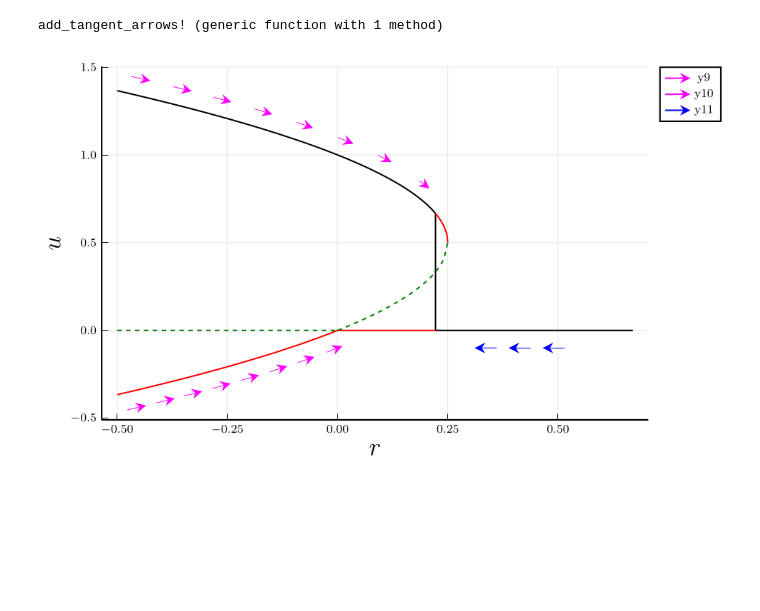
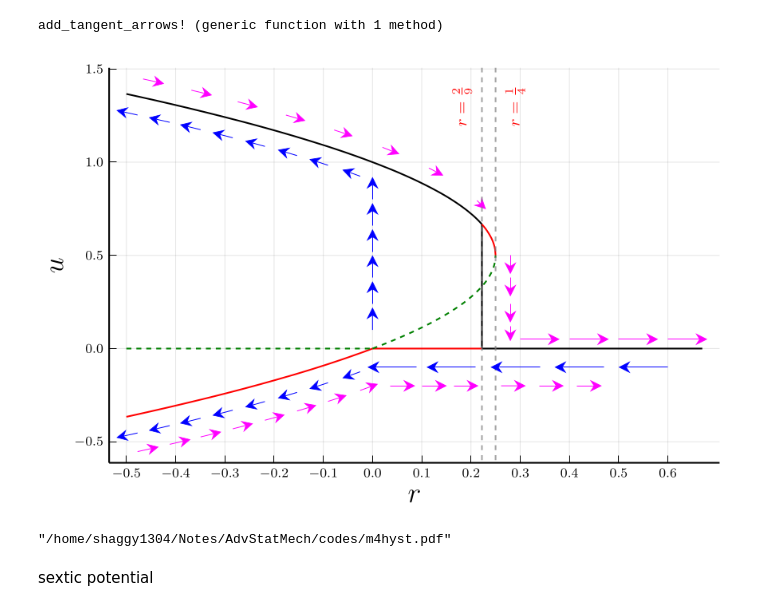
Before and after one commit to LoneWolf1304/Notes, a Jupyter notebook: AdvStatMech/codes/orderparam.ipynb, the cells around one changed output. Saved outputs shown, nothing was run; the diff lists cells and outputs as text; code cells hidden in the pictures; blank space fills up the shorter version.

```diff
--- a/AdvStatMech/codes/orderparam.ipynb
+++ b/AdvStatMech/codes/orderparam.ipynb
@@ -36,38 +36,101 @@ function add_tangent_arrows!(rvals, uvals; dir=:right, n_arrows=8, col=:magenta)
             quiver=(s*scale*dr, s*scale*du),
             arrow=(:closed,7),
             color=col,
-            lw=1.5)
+            lw=1.5, label="")
 end
 # %% [output]
 add_tangent_arrows! (generic function with 1 method)
 # %%
 r1 = LinRange(-0.5,2/9,200)
 r2 = LinRange(-0.5,0.0,200)
+r9 = LinRange(-0.5,0.25,200)
 r3 = LinRange(2/9,0.67,30)
 r4 = LinRange(2/9,0.25,30)
-r5 = LinRange(0,2/9,30)
-r6 = LinRange(0,0.25,30)
+r5 = LinRange(0,2/9,200)
+r6 = LinRange(0,0.25,200)
+r7 =  LinRange(0.03,2/9 -0.05,200)
+r71 =  LinRange(0.03,2/9 -0.01,200)
+r8 = LinRange(0,1,200)
 plot(r1, (@. 0.5 + sqrt(0.25 -r1)), c="black", label="")
 plot!(r2, (@. 0.5 - sqrt(0.25 -r2)), c="red", label="")
 plot!(r3, zeros(length(r3)), c="black", label="")
 plot!([2/9, 2/9], [0,2/3],c="black", label="")
 plot!(r4, (@. 0.5 + sqrt(0.25 -r4)), c="red", label="")
 plot!(r5, zeros(length(r5)), c="red", label="")
 plot!([-0.5,0],[0,0], ls=:dash, c="green", label="")
 plot!(r6, (@. 0.5 - sqrt(0.25 -r6)), ls=:dash, c="green", label="")
 xlabel!(L"r")
 ylabel!(L"u")
 plot!(guidefontsize=15, labelfontsize=18)
 u_upper(r) = 0.5 + sqrt(0.25 - r)
 u_lower(r) = 0.5 - sqrt(0.25 - r)
 
 # Upper black branch (increasing r)
-add_tangent_arrows!(r1, u_upper.(r1) .+0.1, dir=:right, col=:magenta)
+add_tangent_arrows!(r9, u_upper.(r9) .+0.1, dir=:right, col=:magenta)
 
 # Lower red branch (increasing r)
-add_tangent_arrows!(r2, u_lower.(r2) .-0.1, dir=:right, col=:magenta)
+add_tangent_arrows!(r2, u_lower.(r2) .-0.2, dir=:right, col=:magenta)
 
 # Zero branch right side (decreasing r)
-add_tangent_arrows!(r3, zeros(length(r3)) .- 0.1, dir=:left, col=:blue, n_arrows=3)
+# add_tangent_arrows!(r3, zeros(length(r3)) .- 0.1, dir=:left, col=:blue, n_arrows=3)
+add_tangent_arrows!(r3 .-0.1, zeros(length(r3)) .- 0.2, dir=:right, col=:magenta, n_arrows=3)
+add_tangent_arrows!(r7, zeros(length(r7)) .- 0.2, dir=:right, col=:magenta, n_arrows=3)
+
+add_tangent_arrows!(r2, u_upper.(r2) .- 0.1, dir=:left, col=:blue)
+add_tangent_arrows!(r2, u_lower.(r2) .- 0.1, dir=:left, col=:blue)
+
+
+# add_tangent_arrows!(r71 .+0.02, zeros(length(r7)) .- 0.1, dir=:left, col=:blue, n_arrows=4)
+
+# add_tangent_arrows!(zeros(length(r7)),  r8 , dir=:left, col=:blue, n_arrows=3)
+
+vline!([2/9, 1/4], ls=:dash, c="grey", alpha=0.7, label="")
+
+x = zeros(6)
+y = [0.1,0.24,0.38,0.52,0.66,0.8]
+# Direction vectors (vertical arrows of length 1)
+u = fill(0.0, 6)
+v = fill(0.12,6)
+
+quiver!(x, y, quiver=(u, v), arrow=(:closed,7),color="blue", label="")
+
+
+
+y = -0.1 .* ones(5)
+x = [0.6, 0.47, 0.34, 0.21, 0.09]
+# Direction vectors (vertical arrows of length 1)
+v = fill(0.0, 5)
+u = fill(-0.1, 5)
+
+quiver!(x, y, quiver=(u, v), arrow=(:closed,7),color="blue", label="")
+plot!(xticks=-0.5:0.1:0.6)
+
+
+y = 0.05 .* ones(4)
+x = [0.3, 0.4,0.5, 0.6]
+# Direction vectors (vertical arrows of length 1)
+v = fill(0.0, 4)
+u = fill(0.08, 4)
+
+quiver!(x, y, quiver=(u, v), arrow=(:closed,7),color="magenta", label="")
+
+
+
+
+x = fill(0.28,4)
+y = [0.5, 0.38,0.24,0.12]
+# Direction vectors (vertical arrows of length 1)
+u = fill(0.0, 4)
+v = [-0.1,-0.1,-0.1,-0.08]
+
+quiver!(x, y, quiver=(u, v), arrow=(:closed,7),color="magenta", label="")
+annotate!(2/9-0.04,1.3,text(L"r = \frac{2}{9}", :red, 10,rotation=90))
+annotate!(0.25+0.04,1.3,text(L"r = \frac{1}{4}", :red, 10,rotation=90))
 # %% [output]
-[figure, old version]
+[figure, new version]
+# %%
+savefig("m4hyst.pdf")
+# %% [output]
+"/home/shaggy1304/Notes/AdvStatMech/codes/m4hyst.pdf"
+# %% [markdown]
+sextic potential
```
Also changed, not shown: parts of 2 cells of this notebook, 3 other files.
